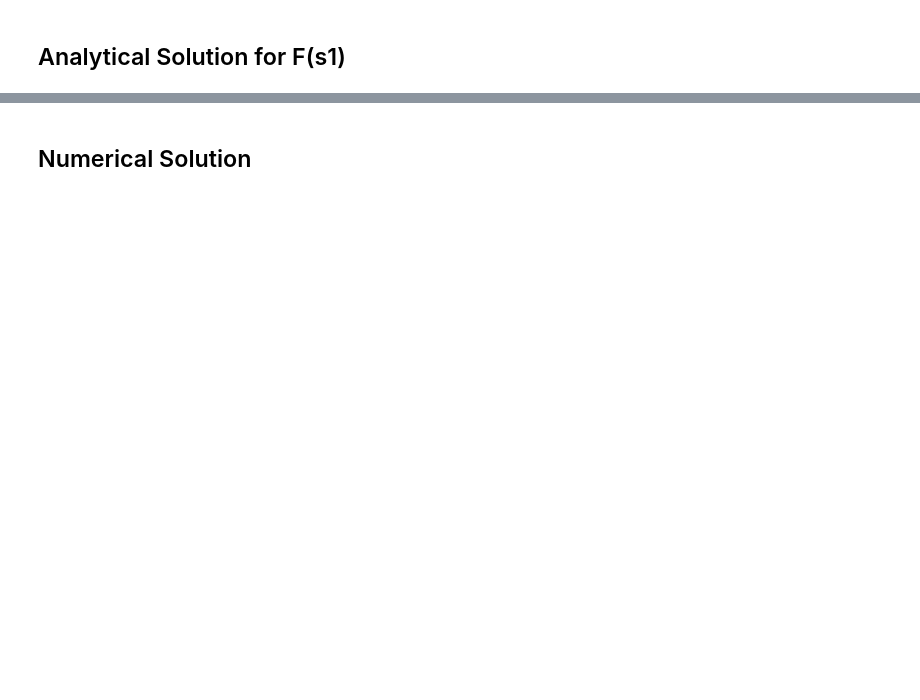
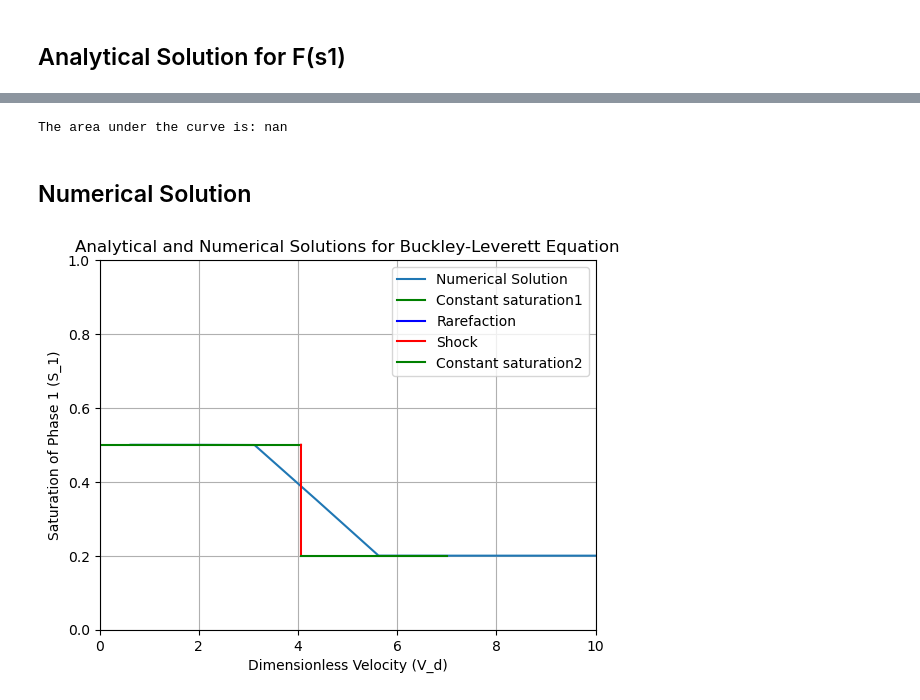
Before and after one commit to esemsc-peo23/GEMS2-Coding-Exercise, a Jupyter notebook: Solutions.ipynb, the cells around one changed output, grey strips where cells are left out. Drawn from its saved outputs; the diff is of its cells as text; code cells hidden in the pictures; blank space fills up the shorter version.

Commit message:
numerical buckley

```diff
--- a/Solutions.ipynb
+++ b/Solutions.ipynb
@@ -224,2 +250,65 @@ plt.plot(s1, f1, label='Fractional flow')
+# %%
+# Concatenate all the vd values
+vd_combined = np.concatenate((vd_constant1, vd_rarefaction, vd_shock))
+
+# Concatenate the corresponding s1 values
+s1_combined = np.concatenate((s1_constant1, s1_rarefaction, s1_shock))
+
+# Calculate the area under the curve using the trapezoidal rule
+area = np.trapz(s1_combined, vd_combined)
+print("The area under the curve is:", area)
+# %% [output]
+The area under the curve is: nan
 # %% [markdown]
 ## Numerical Solution
+# %%
+import numpy as np
+import matplotlib.pyplot as plt
+
+# Parameters
+n = 80           # Number of grid points (increase for better resolution)
+dx = 0.01         # Space step
+dt = 0.0001        # Time step
+
+
+# Initialize saturation array
+s1 = np.full(n, s1i)   # Set all to initial saturation
+s1[0] = 1 - s2r        # Inlet boundary condition (fully saturated with water)
+
+# Initialize fractional flow array
+f_flow = np.array([f(s) for s in s1])
+f_flow[0] = 1.0        # Inlet boundary condition (fully saturated with water)
+
+# Time stepping loop
+time_steps = 100  # You can adjust based on desired convergence
+for step in range(time_steps):
+    s1_new = s1.copy()  # Temporary array for saturation update
+
+    for i in range(1, n):
+        # Update saturation using the flux difference
+        s1_new[i] = s1[i] + (dt*0.75 / dx) * (f_flow[i-1] - f_flow[i])
+
+    # Update saturation and fractional flow
+    s1 = s1_new.copy()
+    f_flow = np.array([f(s) for s in s1])
+
+# Compute dimensionless velocity using your formula
+vd = np.array([(i - 0.5) * dx / (n * dt) for i in range(1, n+1)])
+
+# Plot results
+plt.plot(vd, s1, label="Numerical Solution")
+plt.plot(vd_constant1, s1_constant1, 'g', label='Constant saturation1')
+plt.plot(vd_rarefaction, s1_rarefaction, 'b', label='Rarefaction')
+plt.plot(vd_shock, s1_shock, 'r', label='Shock')
+plt.plot(vd_constant2, s1_constant2, 'g', label='Constant saturation2')
+plt.xlabel("Dimensionless Velocity (V_d)")
+plt.ylabel("Saturation of Phase 1 (S_1)")
+# plt.title("Numerical Solution for Buckley-Leverett Solution for Case 1")
+plt.title("Analytical and Numerical Solutions for Buckley-Leverett Equation")
+plt.grid(True)
+plt.xlim(0, 10)
+plt.ylim(0, 1)
+plt.legend()
+plt.show()
+# %% [output]
+[figure, added]
```
Also changed, not shown: parts of 18 cells of this notebook.
